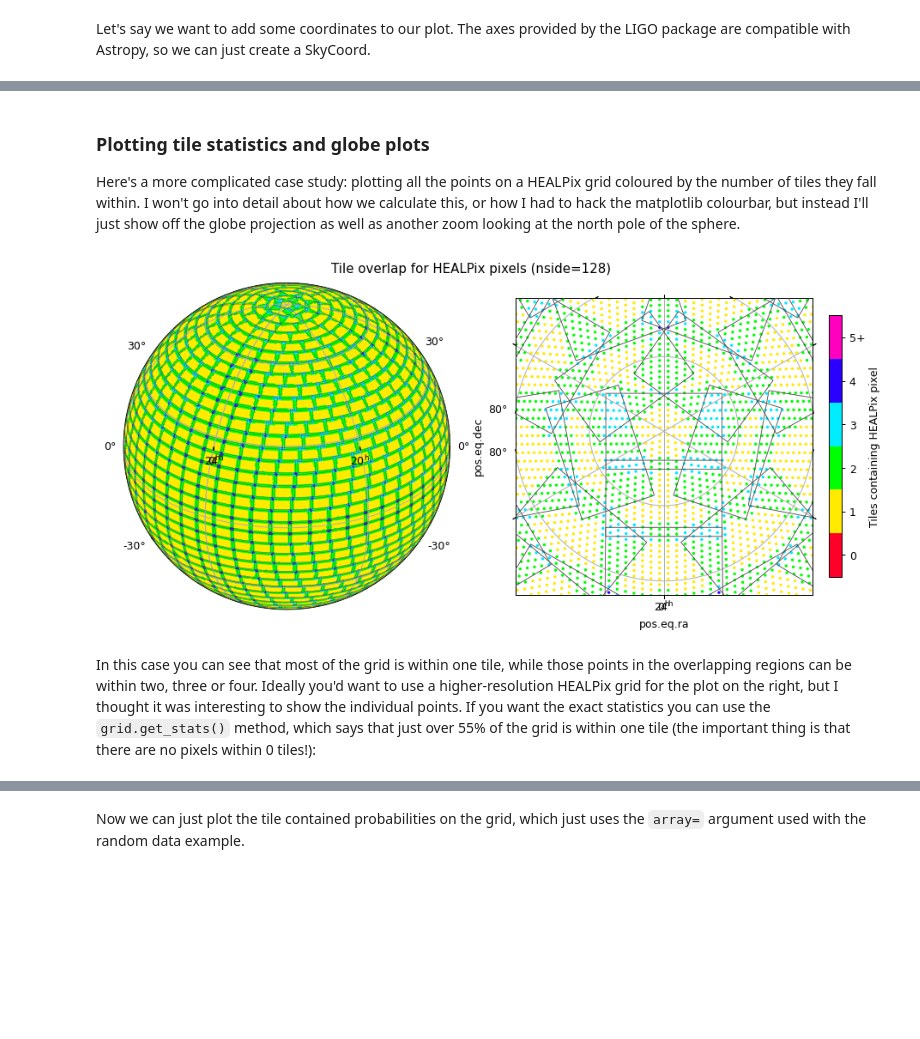
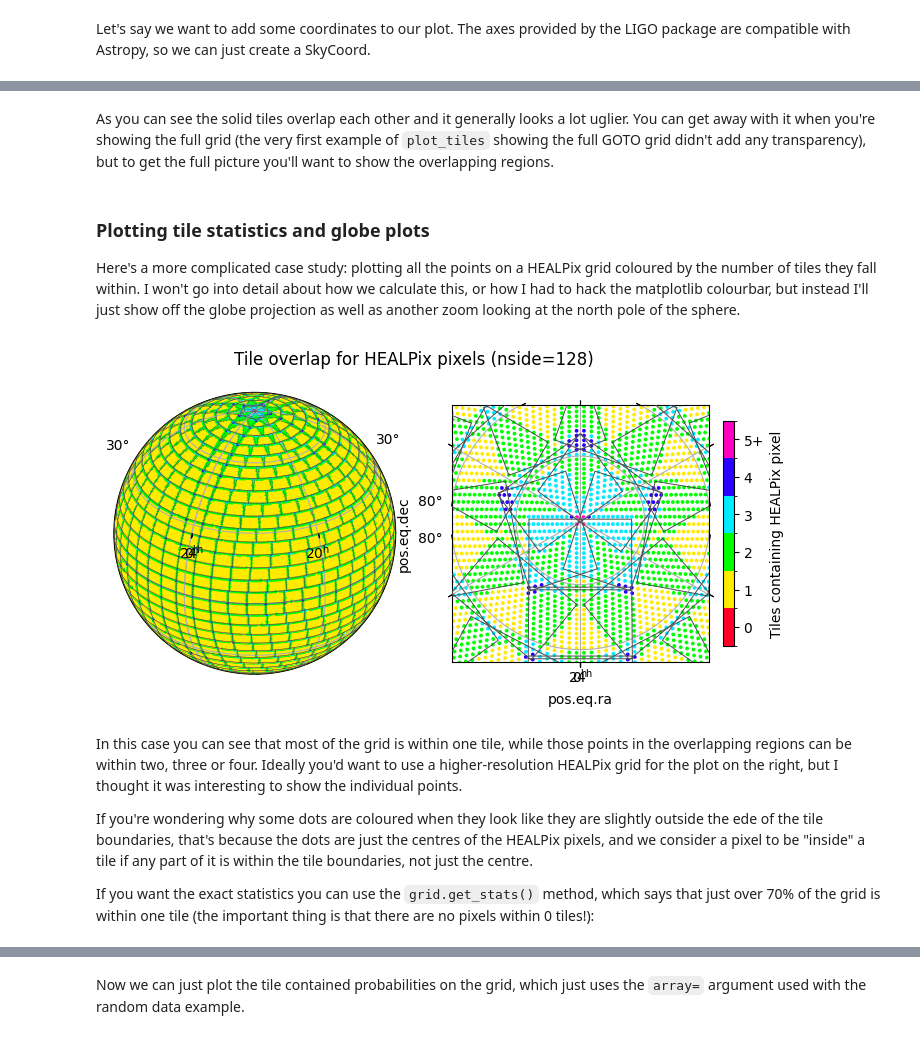
Before and after one commit to GOTO-OBS/goto-tile, a Jupyter notebook: docs/plot.ipynb, the cells around one changed output, grey strips where cells are left out. Saved outputs shown, nothing was run; the diff lists cells and outputs as text; code cells hidden in the pictures; blank space fills up the shorter version.

```diff
--- a/docs/plot.ipynb
+++ b/docs/plot.ipynb
@@ -18,21 +15,19 @@ Here's a basic example:
 # %%
 from matplotlib import pyplot as plt
 
-# Create a new grid
-grid = SkyGrid.from_name('GOTO-8p')
-
 # Create a blank figure
-fig = plt.figure(figsize=(12, 8), dpi=90)
+fig = plt.figure(figsize=(8, 6))
 
 # Create the axes, using the astro Mollweide projection
 # (see later for more projection options)
-axes = plt.axes(projection='astro hours mollweide')
+axes = fig.add_subplot(projection='astro hours mollweide')
 
-# Display the RA/Dec grid lines
+# Add the tiles to the axes, using the default formatting
+grid.plot_tiles(axes)
+
+# Display the RA/Dec grid lines and add a title
 axes.grid()
-
-# Add the tiles to the axes
-grid.plot_tiles(axes)
+axes.set_title('The GOTO tile grid')
 
 # Show the figure
 plt.show()
@@ -149,6 +121,6 @@ The module provides multiple other projections, the most useful are `astro hours
 Let's say we want to add some coordinates to our plot. The axes provided by the LIGO package are compatible with Astropy, so we can just create a SkyCoord.
 # %%
 from astropy.coordinates import SkyCoord
-coordinates = SkyCoord('20h00m 60d45m')
+target = SkyCoord('20h00m 63d20m')
 # %% [markdown]
 We might want to find which tiles on the GOTO grid those coordinates fall within. There's a helpful method on the `SkyGrid` class to do just that, which accounts for the fact that the grid tiles have a reasonable overlap (and in this case we want every tile the coordinates are within, not just the closest one).
@@ -204,3 +196,5 @@ plt.show()
+# %% [markdown]
+As you can see the solid tiles overlap each other and it generally looks a lot uglier. You can get away with it when you're showing the full grid (the very first example of `plot_tiles` showing the full GOTO grid didn't add any transparency), but to get the full picture you'll want to show the overlapping regions.
 # %% [markdown]
 ### Plotting tile statistics and globe plots
 
@@ -208,11 +202,12 @@ Here's a more complicated case study: plotting all the points on a HEALPix grid
 # %%
 from gototile.skymaptools import pix2coord
 from matplotlib.colors import BoundaryNorm
+from matplotlib import colormaps
 
-fig = plt.figure(figsize=(12, 8), dpi=90)
+fig = plt.figure(figsize=(8, 6))
 
 # Create the first subplot with a globe projection
-axes = plt.subplot(121, projection='astro globe', center='22h 30d')
+axes = fig.add_subplot(121, projection='astro globe', center='22h 30d')
 axes.grid()
 
 # Plot just the tile edges
@@ -224,53 +219,61 @@ count = grid._get_pixel_count(nside)
 coords = pix2coord(nside, range(len(count)), nest=True)
 
 # Create a new colour map
 # [see https://stackoverflow.com/questions/14777066]
-cmap = plt.cm.get_cmap('gist_rainbow')
+cmap = colormaps.get_cmap('gist_rainbow')
 cmaplist = [cmap(i) for i in range(cmap.N)]
 cmap = cmap.from_list('Custom', cmaplist, cmap.N)
 
 # Normalize to a maximum of 5
 k = 5
 norm = BoundaryNorm(np.linspace(0, k + 1, k + 2), cmap.N)
 
 # Plot the points using the colourbar and normalisation
-transform = axes.get_transform('world')
-points = axes.scatter(coords.ra.deg, coords.dec.deg,
-                      transform=transform,
-                      s=1, c=count,
-                      cmap=cmap, norm=norm,
-                      zorder=0)
+points = axes.scatter(
+    coords.ra.deg, coords.dec.deg,
+    s=1, c=count,
+    cmap=cmap, norm=norm,
+    zorder=0,
+    transform=axes.get_transform('world'),
+    )
 
 # Create the second subplot as a zoom plot looking at the pole
-axes2 = plt.subplot(122, projection='astro zoom', center='0h 89d', radius='10 deg')
-axes2.grid()
+axes = fig.add_subplot(122, projection='astro zoom', center='0h 89d', radius='10 deg')
+axes.grid()
 
 # Plot the tiles and points again
-grid.plot_tiles(axes2, fc='none', ec='0.3', lw=0.7, zorder=1.5)
-transform = axes2.get_transform('world')
-points = axes2.scatter(coords.ra.deg, coords.dec.deg,
-                      transform=transform,
-                      s=3, c=count,
-                      cmap=cmap, norm=norm,
-                      zorder=0)
+grid.plot_tiles(axes, fc='none', ec='0.3', lw=0.7, zorder=1.5)
+points = axes.scatter(
+    coords.ra.deg, coords.dec.deg,
+    s=3, c=count,
+    cmap=cmap, norm=norm,
+    zorder=0,
+    transform=axes.get_transform('world'),
+    )
 
 # Add a colorbar
-cb = fig.colorbar(points, ax=axes2, fraction=0.04, pad=0.05, label='Tiles containing HEALPix pixel')
+cb = fig.colorbar(points, ax=axes, fraction=0.04, pad=0.05, label='Tiles containing HEALPix pixel')
 tick_labels = np.arange(0, k + 1, 1)
 tick_location = tick_labels + 0.5
 tick_labels = [str(label) for label in tick_labels]
 tick_labels[-1] = str(tick_labels[-1] + '+')
 cb.set_ticks(tick_location)
 cb.set_ticklabels(tick_labels)
 
 # Add a supertitle over both subplots
 fig.suptitle(f'Tile overlap for HEALPix pixels (nside={nside})', y=0.8)
 
 plt.show()
 # %% [output]
-[figure, old version]
+[figure, new version]
 # %% [markdown]
-In this case you can see that most of the grid is within one tile, while those points in the overlapping regions can be within two, three or four. Ideally you'd want to use a higher-resolution HEALPix grid for the plot on the right, but I thought it was interesting to show the individual points. If you want the exact statistics you can use the `grid.get_stats()` method, which says that just over 55% of the grid is within one tile (the important thing is that there are no pixels within 0 tiles!):
+In this case you can see that most of the grid is within one tile, while those points in the overlapping regions can be within two, three or four. Ideally you'd want to use a higher-resolution HEALPix grid for the plot on the right, but I thought it was interesting to show the individual points.
+
+If you're wondering why some dots are coloured when they look like they are slightly outside the ede of the tile boundaries, that's because the dots are just the centres of the HEALPix pixels, and we consider a pixel to be "inside" a tile if any part of it is within the tile boundaries, not just the centre.
+
+
+
+If you want the exact statistics you can use the `grid.get_stats()` method, which says that just over 70% of the grid is within one tile (the important thing is that there are no pixels within 0 tiles!):
 # %%
 grid.get_stats(nside)
 # %% [output]
```
Also changed, not shown: parts of 37 cells of this notebook, 2 other files.
